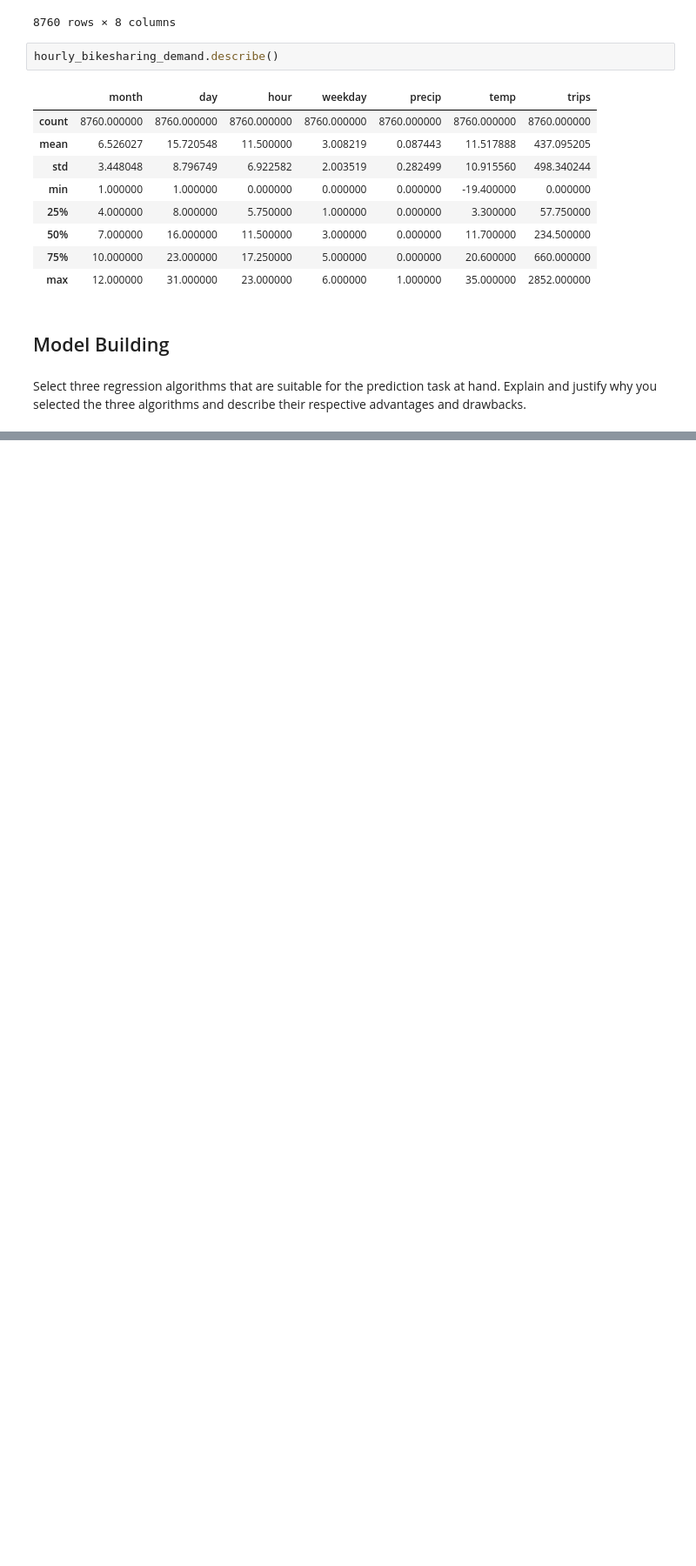
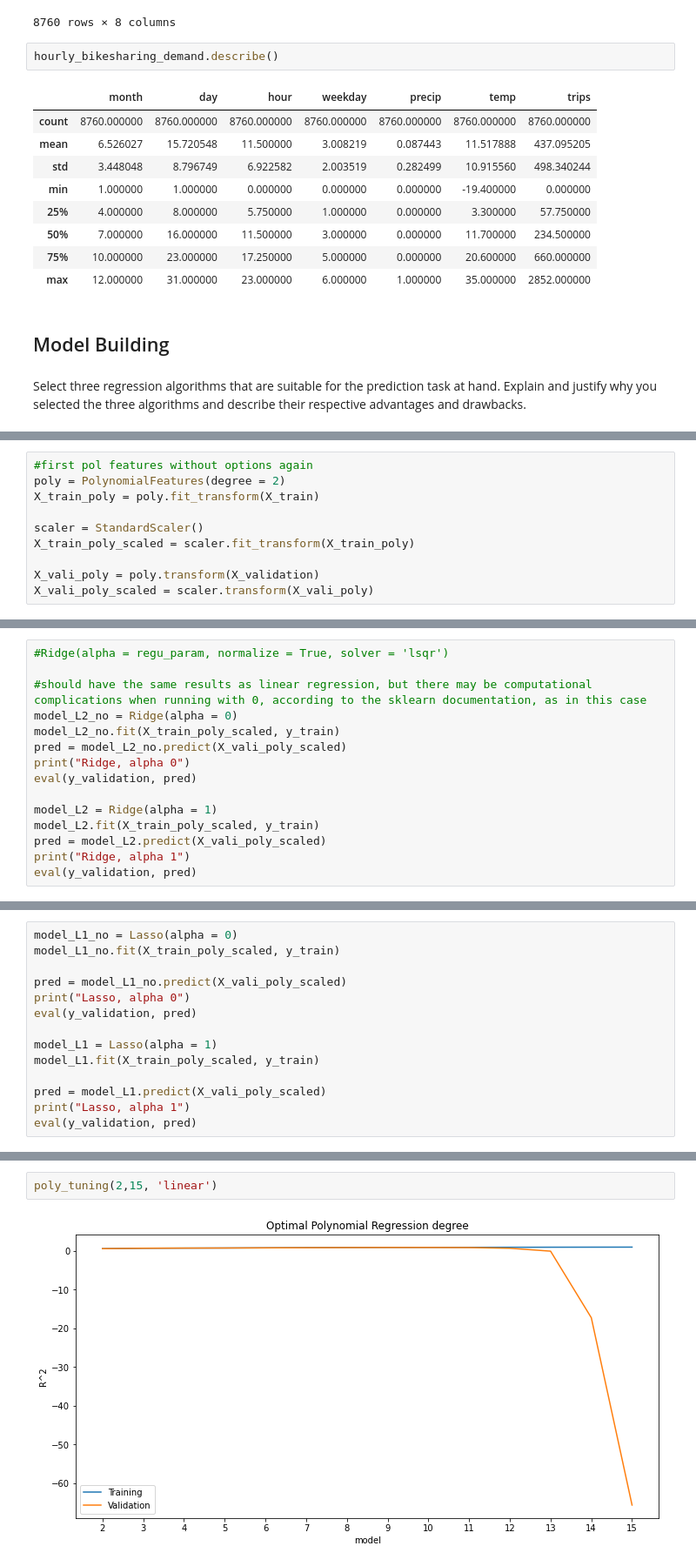
Before and after one commit to agruenb/AA-2022-TEAM-11, a Jupyter notebook: Pred_clean.ipynb, the cells around one changed output, grey strips where cells are left out. Shown at 87% size. Cells and saved outputs as stored; diff of their text form; blank space fills up the shorter version.

Commit message:
finished regressions_ comments WIP

```diff
--- a/Pred_clean.ipynb
+++ b/Pred_clean.ipynb
@@ -424,0 +270,10 @@ NameError: name 'poly_features' is not defined
+# %%
+#first pol features without options again
+poly = PolynomialFeatures(degree = 2)
+X_train_poly = poly.fit_transform(X_train)
+
+scaler = StandardScaler()
+X_train_poly_scaled = scaler.fit_transform(X_train_poly)
+
+X_vali_poly = poly.transform(X_validation)
+X_vali_poly_scaled = scaler.transform(X_vali_poly)
@@ -424,0 +282,15 @@ NameError: name 'poly_features' is not defined
+# %%
+#Ridge(alpha = regu_param, normalize = True, solver = 'lsqr')
+
+#should have the same results as linear regression, but there may be computational complications when running with 0, according to the sklearn documentation, as in this case
+model_L2_no = Ridge(alpha = 0)
+model_L2_no.fit(X_train_poly_scaled, y_train)
+pred = model_L2_no.predict(X_vali_poly_scaled)
+print("Ridge, alpha 0")
+eval(y_validation, pred)
+
+model_L2 = Ridge(alpha = 1)
+model_L2.fit(X_train_poly_scaled, y_train)
+pred = model_L2.predict(X_vali_poly_scaled)
+print("Ridge, alpha 1")
+eval(y_validation, pred)
@@ -424,0 +308,14 @@ NameError: name 'poly_features' is not defined
+# %%
+model_L1_no = Lasso(alpha = 0)
+model_L1_no.fit(X_train_poly_scaled, y_train)
+
+pred = model_L1_no.predict(X_vali_poly_scaled)
+print("Lasso, alpha 0")
+eval(y_validation, pred)
+
+model_L1 = Lasso(alpha = 1)
+model_L1.fit(X_train_poly_scaled, y_train)
+
+pred = model_L1.predict(X_vali_poly_scaled)
+print("Lasso, alpha 1")
+eval(y_validation, pred)
@@ -424,0 +382,4 @@ NameError: name 'poly_features' is not defined
+# %%
+poly_tuning(2,15, 'linear')
+# %% [output]
+[figure, added]
```
Also changed, not shown: parts of 89 cells of this notebook.
